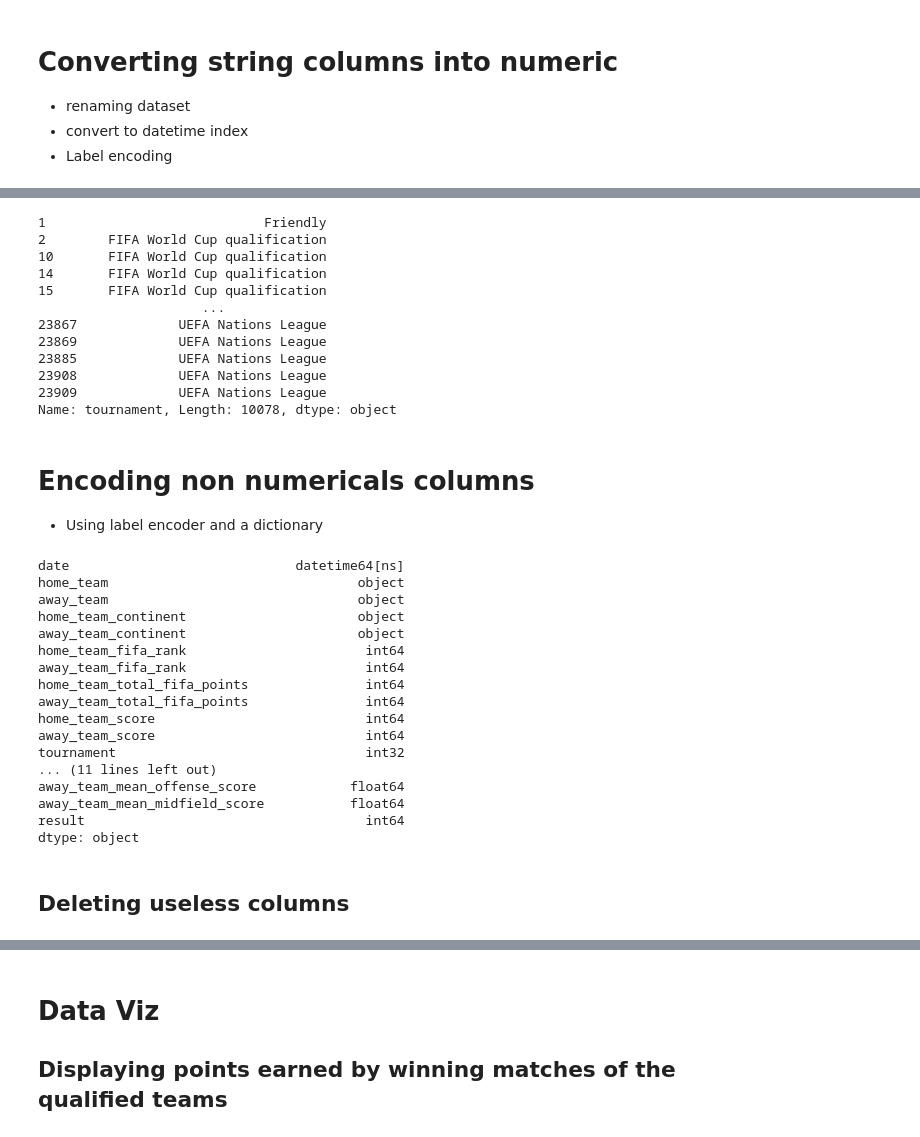
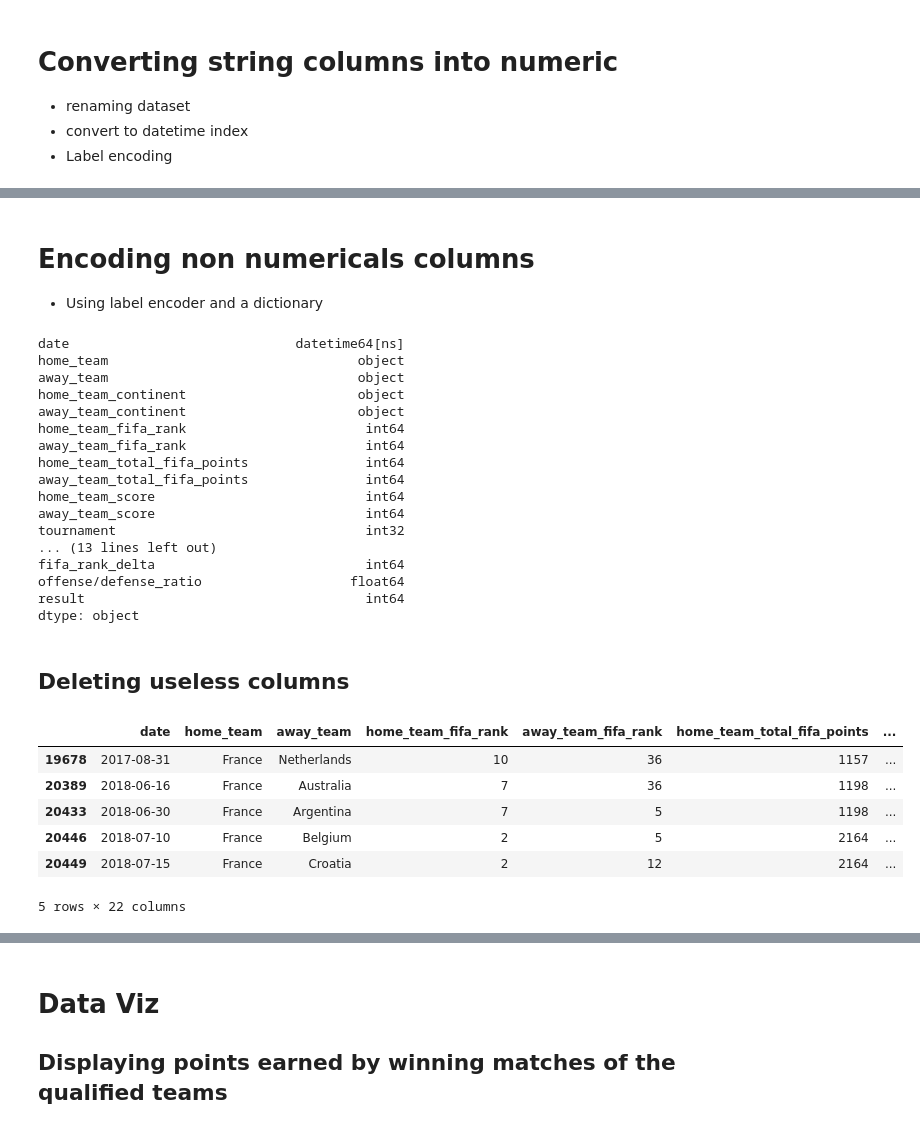
Before and after one commit to 75andybermond/World_Cup_2022_Prediction, a Jupyter notebook: NB1.ipynb, the cells around one changed output, grey strips where cells are left out. Drawn from its saved outputs; the diff is of its cells as text; code cells hidden in the pictures.

```diff
--- a/NB1.ipynb
+++ b/NB1.ipynb
@@ -341,18 +328,3 @@ dtype: object
-# %%
-df.tournament
-# %% [output]
-1                            Friendly
-2        FIFA World Cup qualification
-10       FIFA World Cup qualification
-14       FIFA World Cup qualification
-15       FIFA World Cup qualification
-                     ...
-23867             UEFA Nations League
-23869             UEFA Nations League
-23885             UEFA Nations League
-23908             UEFA Nations League
-23909             UEFA Nations League
-Name: tournament, Length: 10078, dtype: object
 # %% [markdown]
 # Encoding non numericals columns
 * Using label encoder and a dictionary
@@ -362,7 +334,7 @@ df.tournament = le.fit_transform(df.tournament)
 df.city = le.fit_transform(df.city)
 
 df.shoot_out = le.fit_transform(df.shoot_out)
-df['result'] =  df['result'].replace({'Win': 3, 'Lose': 0, 'Draw' : 1})
+df['result'] =  df['result'].replace({'Win': 2, 'Lose': 0, 'Draw' : 1})
 df.dtypes
 # %% [output]
 date                             datetime64[ns]
@@ -377,9 +349,9 @@ away_team_total_fifa_points               int64
 home_team_score                           int64
 away_team_score                           int64
 tournament                                int32
-... (11 lines left out)
-away_team_mean_offense_score            float64
-away_team_mean_midfield_score           float64
+... (13 lines left out)
+fifa_rank_delta                           int64
+offense/defense_ratio                   float64
 result                                    int64
 dtype: object
 # %% [markdown]
@@ -393,3 +365,13 @@ del df['country']
 del df['city']
+# %%
+df.loc[(df['home_team'] == 'France' )].tail(5)
+# %% [output]
+|  | date | home_team | away_team | home_team_fifa_rank | away_team_fifa_rank | home_team_total_fifa_points | ... |
+| 19678 | 2017-08-31 | France | Netherlands | 10 | 36 | 1157 | ... |
+| 20389 | 2018-06-16 | France | Australia | 7 | 36 | 1198 | ... |
+| 20433 | 2018-06-30 | France | Argentina | 7 | 5 | 1198 | ... |
+| 20446 | 2018-07-10 | France | Belgium | 2 | 5 | 2164 | ... |
+| 20449 | 2018-07-15 | France | Croatia | 2 | 12 | 2164 | ... |
+5 rows × 22 columns
 # %%
 df.isnull().sum() # still many values missing / problem is that values missing belongs to qatar mostly / ,
```
Also changed, not shown: parts of 28 cells of this notebook, 43 other files.
